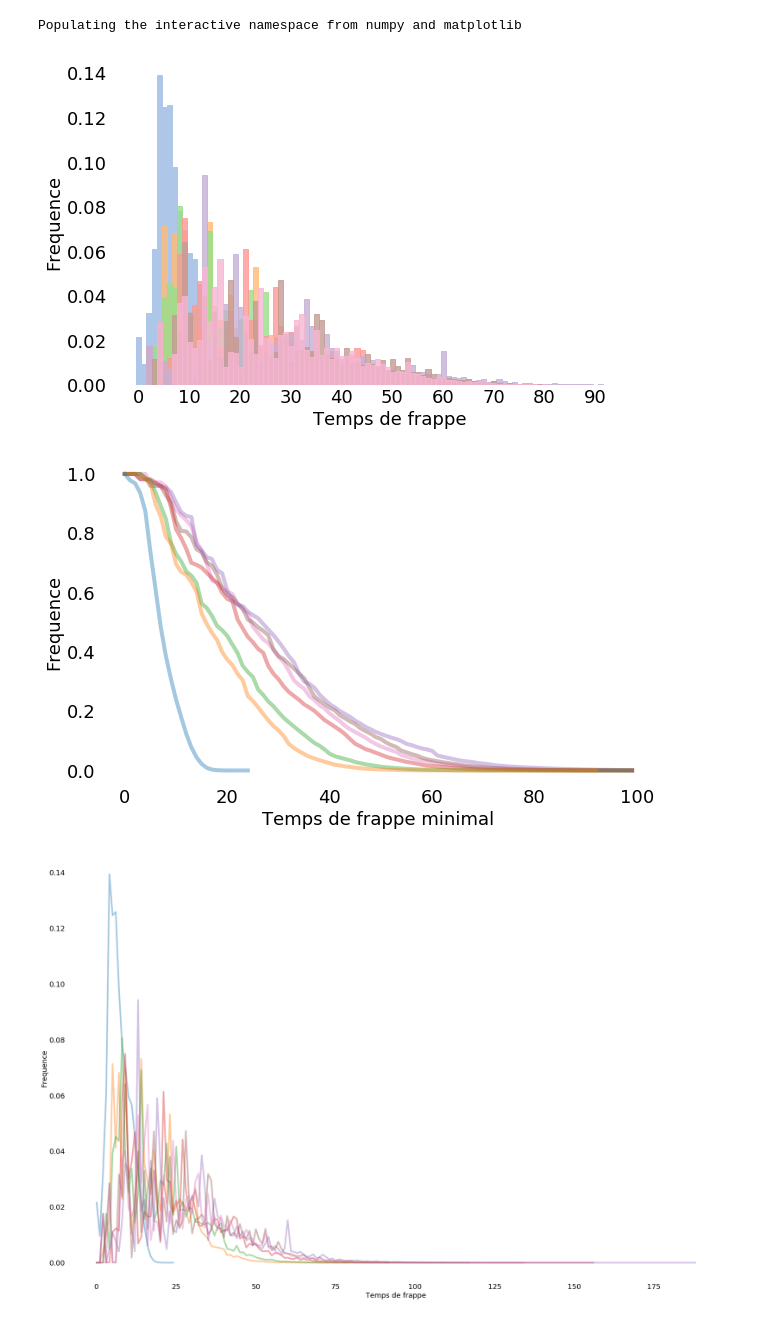
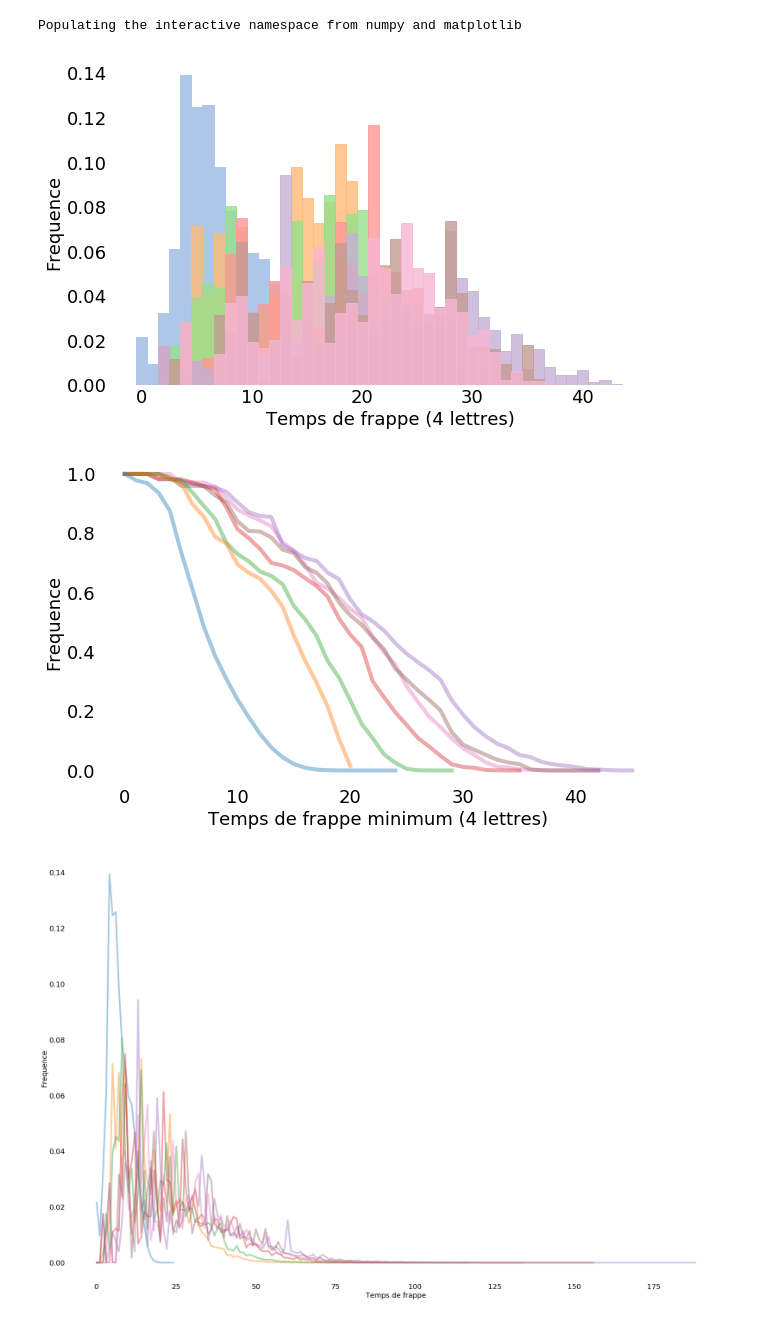
Before and after one commit to Dicotomix/DicotomixSurvey, a Jupyter notebook: Survey.ipynb, the cells around one changed output. Cells and saved outputs as stored; diff of their text form; code cells hidden in the pictures.

```diff
--- a/Survey.ipynb
+++ b/Survey.ipynb
@@ -54,13 +54,13 @@ for frequencies in methods:
         a = 1
     else:
         a = 0.8
-    plt.bar(pos[:100], frequencies[:100], width, color=tableau20[i - 1], edgecolor=tableau20[i - 1], alpha=a)
+    plt.bar(pos[:50], frequencies[:50], width, color=tableau20[i - 1], edgecolor=tableau20[i - 1], alpha=a)
 
 
-ind = [0, 10, 20, 30, 40, 50, 60, 70, 80, 90]
+ind = [0, 10, 20, 30, 40]
 plt.xticks(ind, ind)
 
-ax.set_xlabel("Temps de frappe")
+ax.set_xlabel("Temps de frappe (4 lettres)")
 ax.set_ylabel("Frequence")
 ax.set_title("")
 
@@ -78,37 +78,37 @@ cumul = copy.deepcopy(methods)
 for frequencies in cumul:
     for i in range(len(frequencies) - 2, -1, -1):
         frequencies[i] += frequencies[i + 1]
 
 plt.figure(figsize=(10,6))
 
 # Remove the plot frame lines. They are unnecessary chartjunk.
 ax = plt.subplot(111)
 ax.spines["top"].set_visible(False)
 ax.spines["bottom"].set_visible(False)
 ax.spines["right"].set_visible(False)
 ax.spines["left"].set_visible(False)
 
 ax.tick_params(axis=u'both', which=u'both',length=0)
 
 for k in range(len(cumul) - 1, -1, -1):
     frequencies = cumul[k]
     i -= 2
     pos = np.arange(len(frequencies))
     width = 1.0    # gives histogram aspect to the bar diagram
     if k == 0:
         a = 1
     else:
         a = 1
-    plt.plot(pos[:100], frequencies[:100], linewidth = 4, alpha = 0.4, color = tableau20[2 * k])
+    plt.plot(pos[:50], frequencies[:50], linewidth = 4, alpha = 0.4, color = tableau20[2 * k])
 
-ax.set_xlabel("Temps de frappe minimal")
+ax.set_xlabel("Temps de frappe minimum (4 lettres)")
 ax.set_ylabel("Frequence")
 ax.set_title("")
 
 plt.show()
 # %% [output]
-[figure, old version]
+[figure, new version]
-[figure, old version]
+[figure, new version]
 # %%
 plt.figure(figsize=(30,20))
 for frequencies in methods:
```
Also changed, not shown: parts of 3 cells of this notebook, 15 other files.
